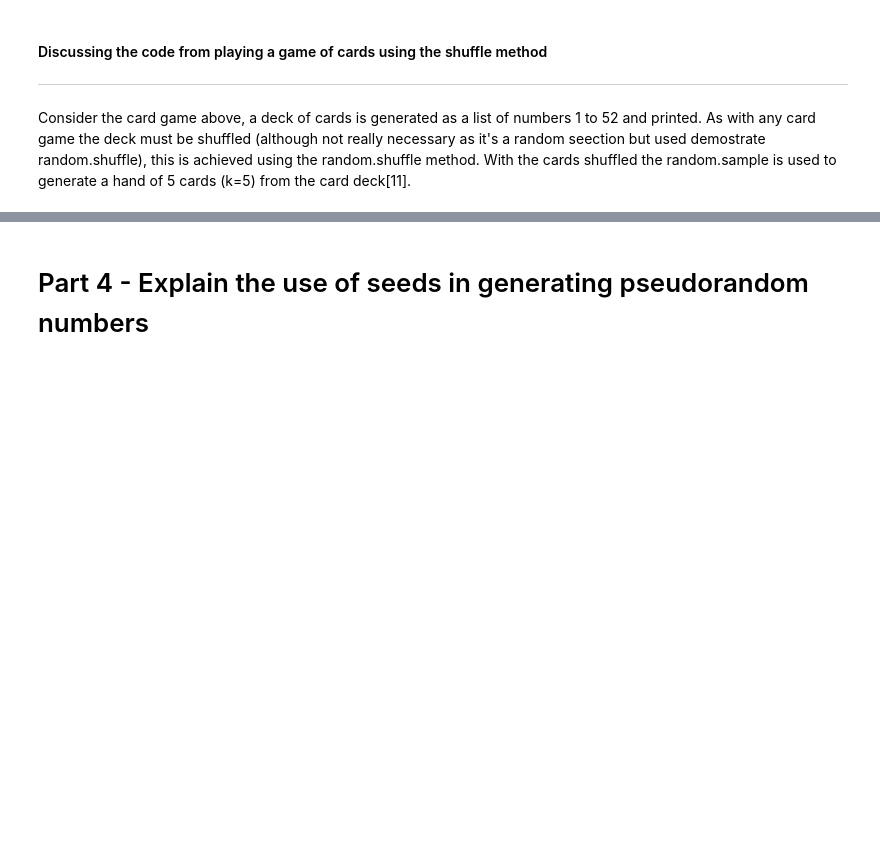
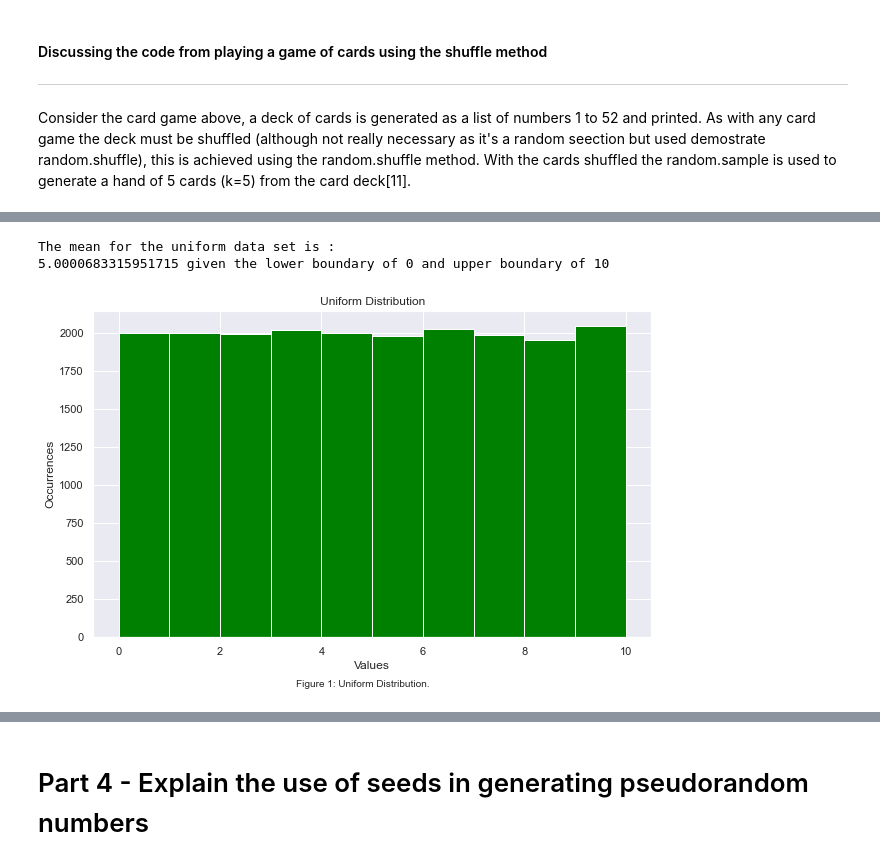
Before and after one commit to KeithQuinn/Assignment_2020_Programming-for-Data-Analysis, a Jupyter notebook: Assignment_2020_Programming for Data Analysis.ipynb, the cells around one changed output, grey strips where cells are left out. Saved outputs shown, nothing was run; the diff lists cells and outputs as text; code cells hidden in the pictures; blank space fills up the shorter version.

Commit message:
Section complete - Part 3 of the assignment which was to explain the use and purpose of selected “Distributions” functions.

```diff
--- a/Assignment_2020_Programming for Data Analysis.ipynb
+++ b/Assignment_2020_Programming for Data Analysis.ipynb
@@ -334,0 +336,21 @@ Consider the card game above, a deck of cards is generated as a list of numbers
+# %%
+lower = 0 # set the lower boundary
+upper = 10 # set the upper boundary
+num = 20000
+
+uniform_data = np.random.uniform(lower,upper,num) # generate the uniform data set
+mean = (uniform_data.mean()) # define the mean of the data set
+print(f'The mean for the uniform data set is :\n{mean} given the lower boundary of {lower} and upper boundary of {upper}')
+
+plt.figure(figsize=(10, 6))
+plt.title('Uniform Distribution')
+plt.xlabel('Values')
+plt.ylabel('Occurrences')
+plt.hist(uniform_data, bins = 10, color='green')
+txt="Figure 1: Uniform Distribution."
+plt.figtext(0.5, 0.01, txt, wrap=True, horizontalalignment='center', fontsize=10)
+plt.show()
+# %% [output]
+The mean for the uniform data set is :
+5.0000683315951715 given the lower boundary of 0 and upper boundary of 10
+[figure, added]
```
Also changed, not shown: parts of 26 cells of this notebook.
